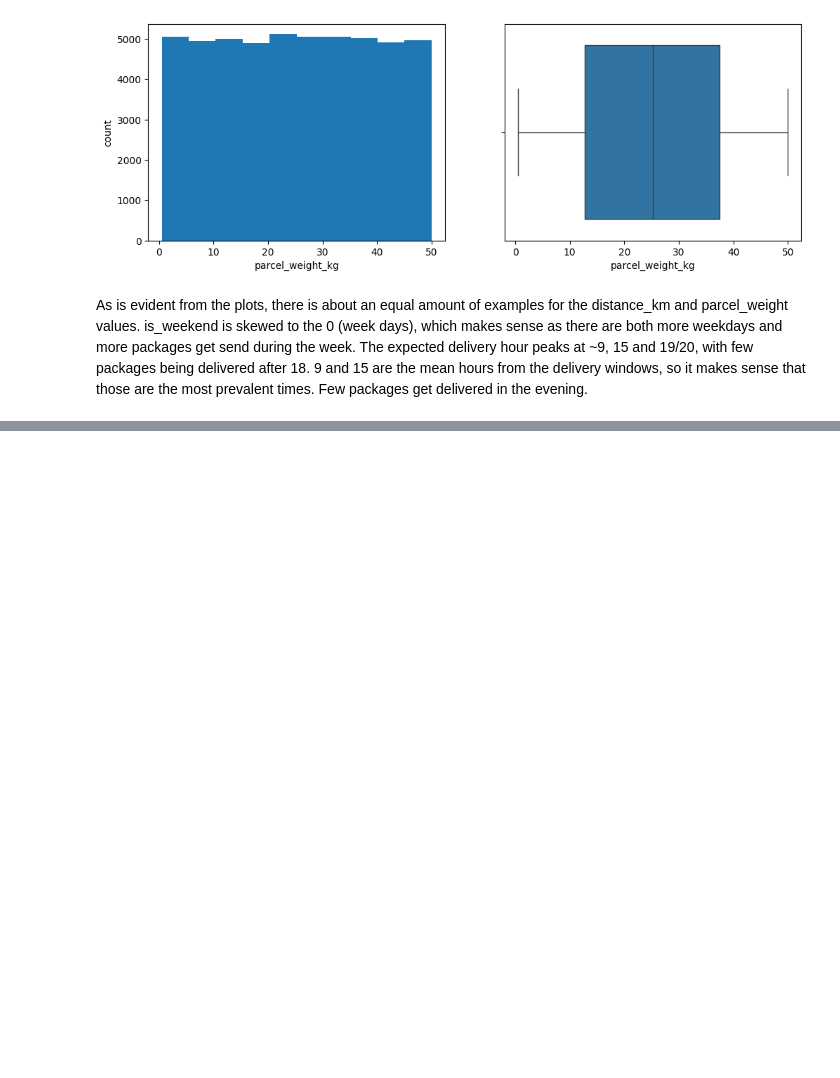
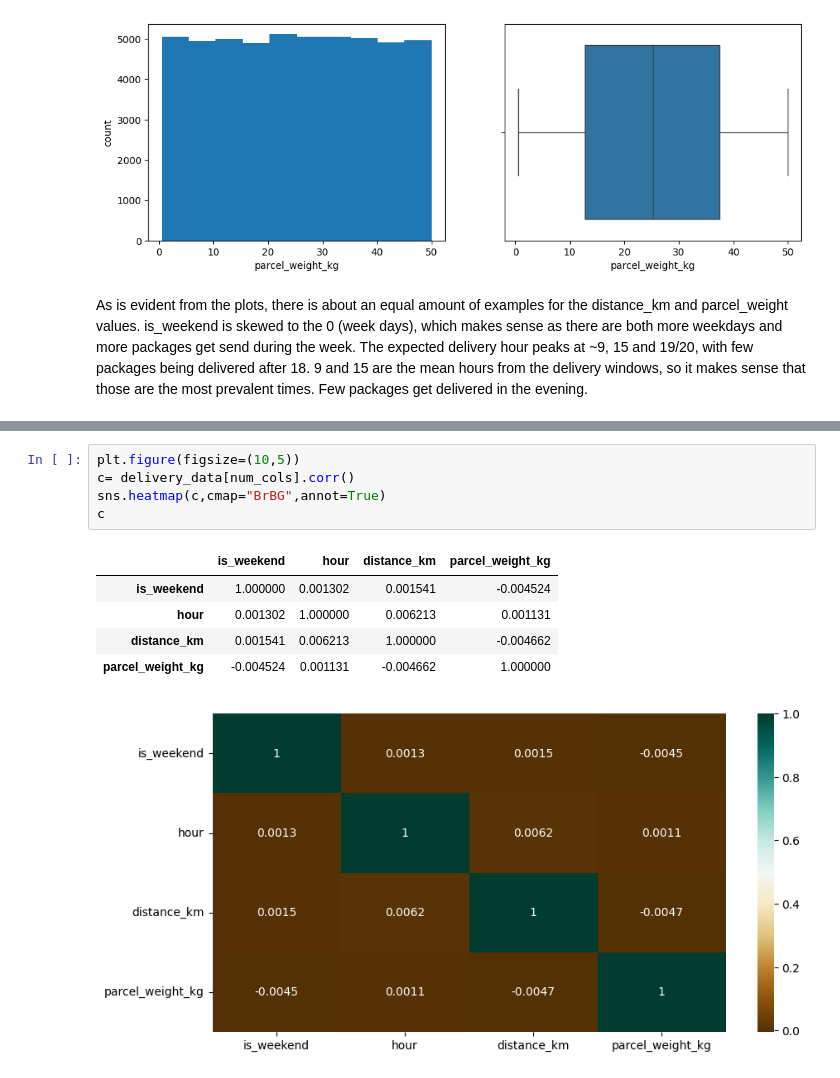
Before and after one commit to BasvVeen/PostNL_Assessment, a Jupyter notebook: Assessment.ipynb, the cells around one changed output, grey strips where cells are left out. Saved outputs shown, nothing was run; the diff lists cells and outputs as text; blank space fills up the shorter version.

```diff
--- a/Assessment.ipynb
+++ b/Assessment.ipynb
@@ -161,0 +159,12 @@ ValueError: No variables found for grid columns.
+# %%
+plt.figure(figsize=(10,5))
+c= delivery_data[num_cols].corr()
+sns.heatmap(c,cmap="BrBG",annot=True)
+c
+# %% [output]
+|  | is_weekend | hour | distance_km | parcel_weight_kg |
+| is_weekend | 1.000000 | 0.001302 | 0.001541 | -0.004524 |
+| hour | 0.001302 | 1.000000 | 0.006213 | 0.001131 |
+| distance_km | 0.001541 | 0.006213 | 1.000000 | -0.004662 |
+| parcel_weight_kg | -0.004524 | 0.001131 | -0.004662 | 1.000000 |
+[figure, added]
```
Also changed, not shown: parts of 10 cells of this notebook.
